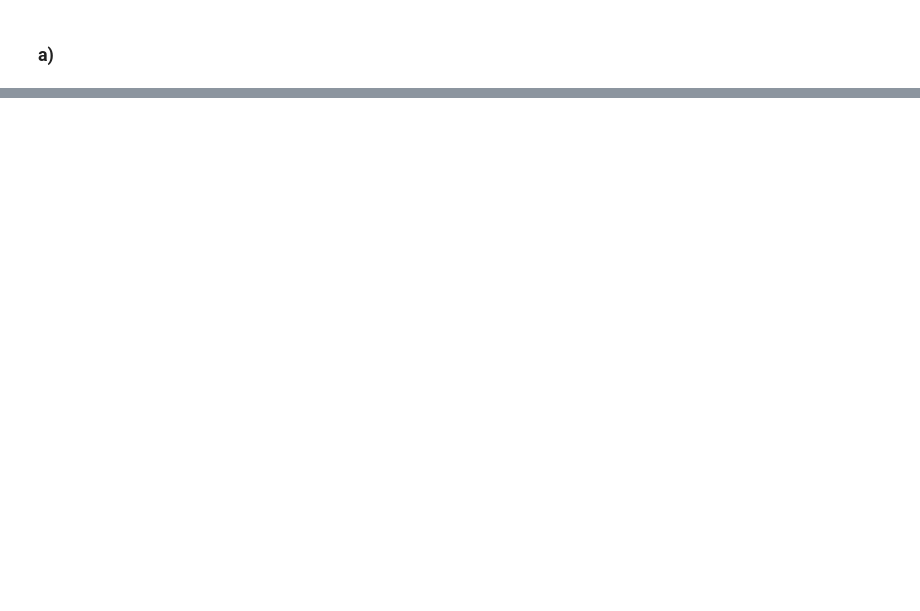
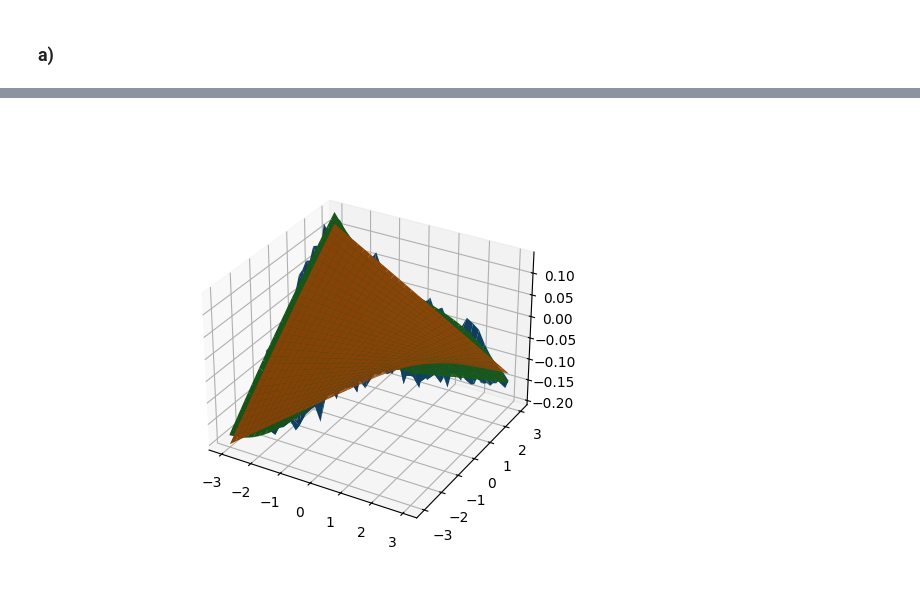
Before and after one commit to lukearend/math-tools, a Jupyter notebook: homework/hw2/2.ipynb, the cells around one changed output, grey strips where cells are left out. Cells and saved outputs as stored; diff of their text form; code cells hidden in the pictures; blank space fills up the shorter version.

```diff
--- a/homework/hw2/2.ipynb
+++ b/homework/hw2/2.ipynb
@@ -35,0 +59,4 @@ X0.shape
+# %%
+X2 = np.array([np.ones(n), x, y, x ** 2, x * y, y ** 2]).T
+beta_2 = solve(X2)
+beta_2
@@ -35,0 +68,8 @@ X0.shape
+# %%
+X3 = np.array([
+    np.ones(n), x, y,
+    x ** 2, x * y, y ** 2,
+    x ** 3, x ** 2 * y, x * y ** 2, y ** 3
+]).T
+beta_3 = solve(X3)
+beta_3
@@ -35,0 +101,10 @@ X0.shape
+# %%
+%matplotlib widget
+plt.clf()
+ax = plt.subplot(projection='3d')
+ax.plot_surface(X, Y, Z)
+ax.plot_surface(X, Y, Z2)
+ax.plot_surface(X, Y, Z3)
+plt.show()
+# %% [output]
+[figure, added]
```
Also changed, not shown: parts of 19 cells of this notebook.
